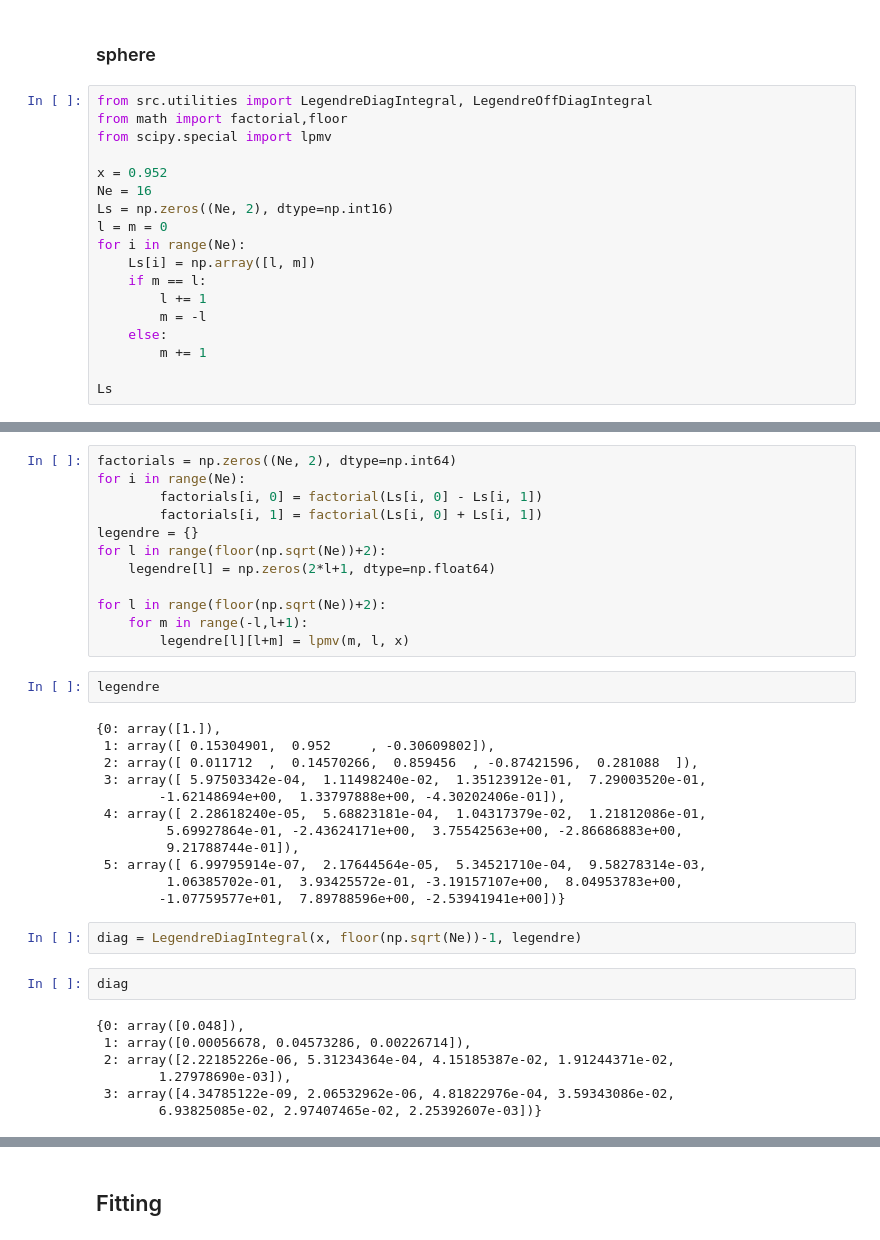
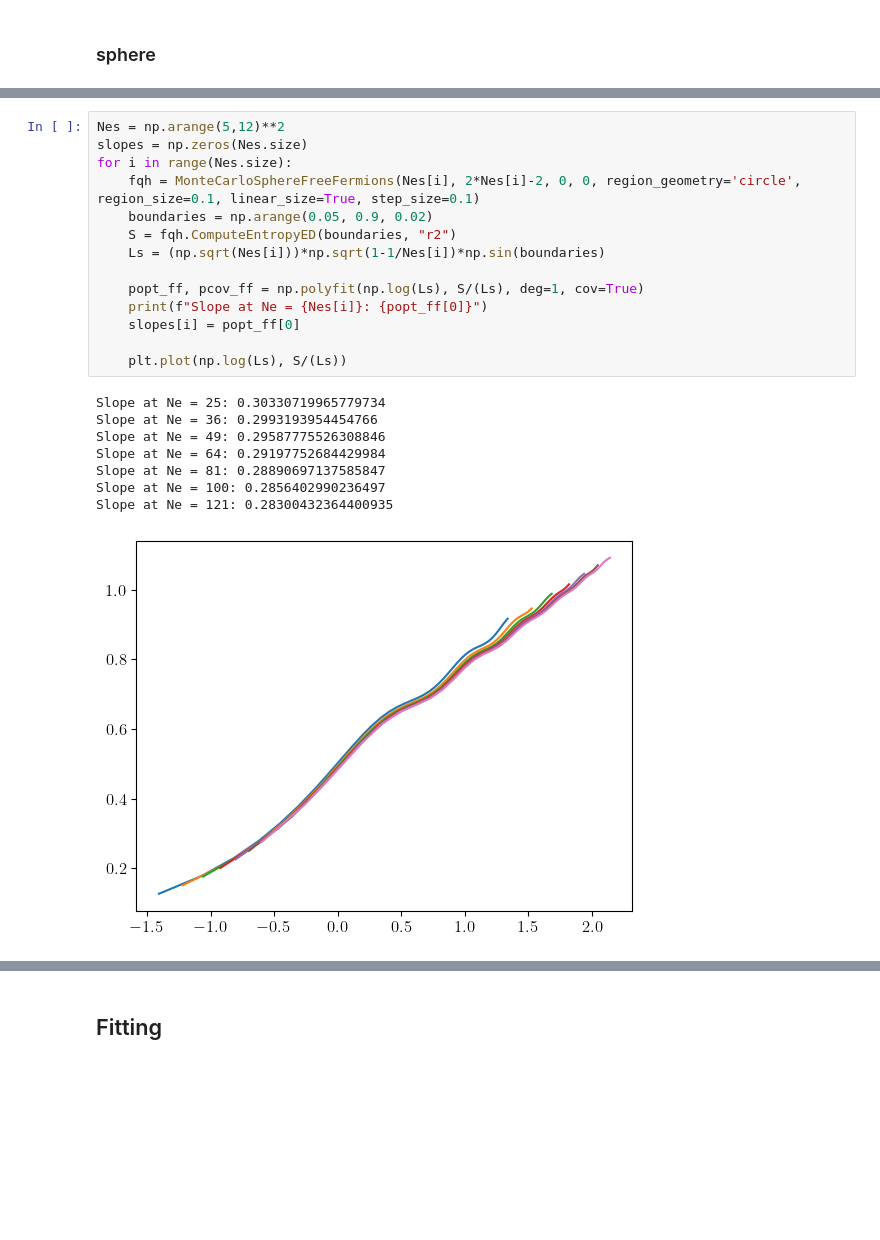
Before and after one commit to cristivoinea/MonteCarlo, a Jupyter notebook: workbooks/workbook_ED_free_fermions.ipynb, the cells around one changed output, grey strips where cells are left out. Saved outputs shown, nothing was run; the diff lists cells and outputs as text; blank space fills up the shorter version.

Commit message:
fixing sampling issue on sphere

```diff
--- a/workbooks/workbook_ED_free_fermions.ipynb
+++ b/workbooks/workbook_ED_free_fermions.ipynb
@@ -35,21 +35,3 @@ def update_mpl_param(axeslabel, legend, xtick, ytick):
 update_mpl_param(16,12,12,12)
 # %% [markdown]
 ### sphere
-# %%
-from src.utilities import LegendreDiagIntegral, LegendreOffDiagIntegral
-from math import factorial,floor
-from scipy.special import lpmv
-
-x = 0.952
-Ne = 16
-Ls = np.zeros((Ne, 2), dtype=np.int16)
-l = m = 0
-for i in range(Ne):
-    Ls[i] = np.array([l, m])
-    if m == l:
-        l += 1
-        m = -l
-    else:
-        m += 1
-
-Ls
@@ -73,37 +38,23 @@ array([[ 0,  0],
-# %%
-factorials = np.zeros((Ne, 2), dtype=np.int64)
-for i in range(Ne):
-        factorials[i, 0] = factorial(Ls[i, 0] - Ls[i, 1])
-        factorials[i, 1] = factorial(Ls[i, 0] + Ls[i, 1])
-legendre = {}
-for l in range(floor(np.sqrt(Ne))+2):
-    legendre[l] = np.zeros(2*l+1, dtype=np.float64)
-
-for l in range(floor(np.sqrt(Ne))+2):
-    for m in range(-l,l+1):
-        legendre[l][l+m] = lpmv(m, l, x)
-# %%
-legendre
-# %% [output]
-{0: array([1.]),
- 1: array([ 0.15304901,  0.952     , -0.30609802]),
- 2: array([ 0.011712  ,  0.14570266,  0.859456  , -0.87421596,  0.281088  ]),
- 3: array([ 5.97503342e-04,  1.11498240e-02,  1.35123912e-01,  7.29003520e-01,
-        -1.62148694e+00,  1.33797888e+00, -4.30202406e-01]),
- 4: array([ 2.28618240e-05,  5.68823181e-04,  1.04317379e-02,  1.21812086e-01,
-         5.69927864e-01, -2.43624171e+00,  3.75542563e+00, -2.86686883e+00,
-         9.21788744e-01]),
- 5: array([ 6.99795914e-07,  2.17644564e-05,  5.34521710e-04,  9.58278314e-03,
-         1.06385702e-01,  3.93425572e-01, -3.19157107e+00,  8.04953783e+00,
-        -1.07759577e+01,  7.89788596e+00, -2.53941941e+00])}
-# %%
-diag = LegendreDiagIntegral(x, floor(np.sqrt(Ne))-1, legendre)
-# %%
-diag
-# %% [output]
-{0: array([0.048]),
- 1: array([0.00056678, 0.04573286, 0.00226714]),
- 2: array([2.22185226e-06, 5.31234364e-04, 4.15185387e-02, 1.91244371e-02,
-        1.27978690e-03]),
- 3: array([4.34785122e-09, 2.06532962e-06, 4.81822976e-04, 3.59343086e-02,
-        6.93825085e-02, 2.97407465e-02, 2.25392607e-03])}
+# %%
+Nes = np.arange(5,12)**2
+slopes = np.zeros(Nes.size)
+for i in range(Nes.size):
+    fqh = MonteCarloSphereFreeFermions(Nes[i], 2*Nes[i]-2, 0, 0, region_geometry='circle', region_size=0.1, linear_size=True, step_size=0.1)
+    boundaries = np.arange(0.05, 0.9, 0.02)
+    S = fqh.ComputeEntropyED(boundaries, "r2")
+    Ls = (np.sqrt(Nes[i]))*np.sqrt(1-1/Nes[i])*np.sin(boundaries)
+
+    popt_ff, pcov_ff = np.polyfit(np.log(Ls), S/(Ls), deg=1, cov=True)
+    print(f"Slope at Ne = {Nes[i]}: {popt_ff[0]}")
+    slopes[i] = popt_ff[0]
+
+    plt.plot(np.log(Ls), S/(Ls))
+# %% [output]
+Slope at Ne = 25: 0.30330719965779734
+Slope at Ne = 36: 0.2993193954454766
+Slope at Ne = 49: 0.29587775526308846
+Slope at Ne = 64: 0.29197752684429984
+Slope at Ne = 81: 0.28890697137585847
+Slope at Ne = 100: 0.2856402990236497
+Slope at Ne = 121: 0.28300432364400935
+[figure, added]
```
Also changed, not shown: parts of 7 cells of this notebook, 3 other files.
